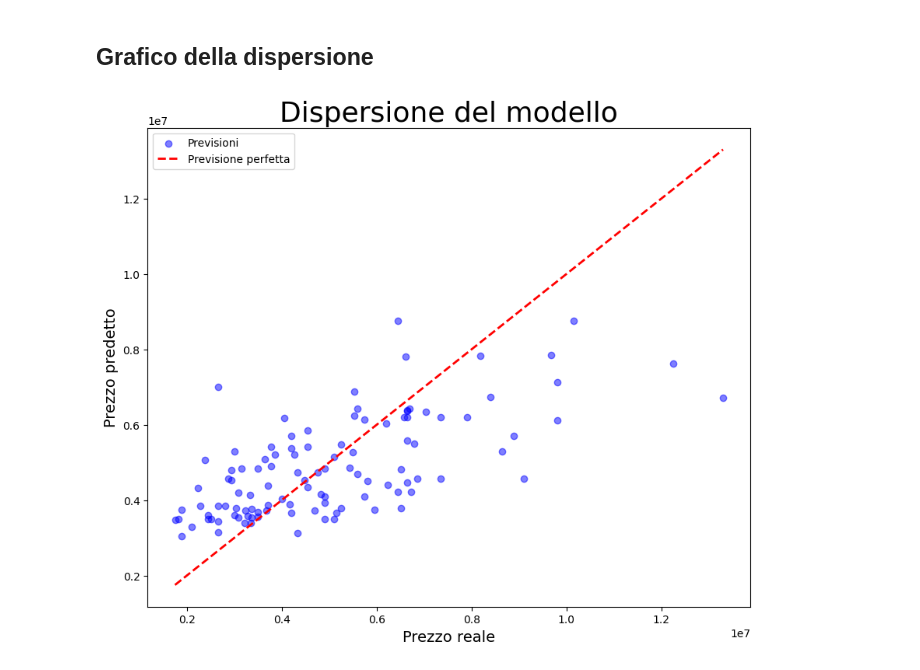
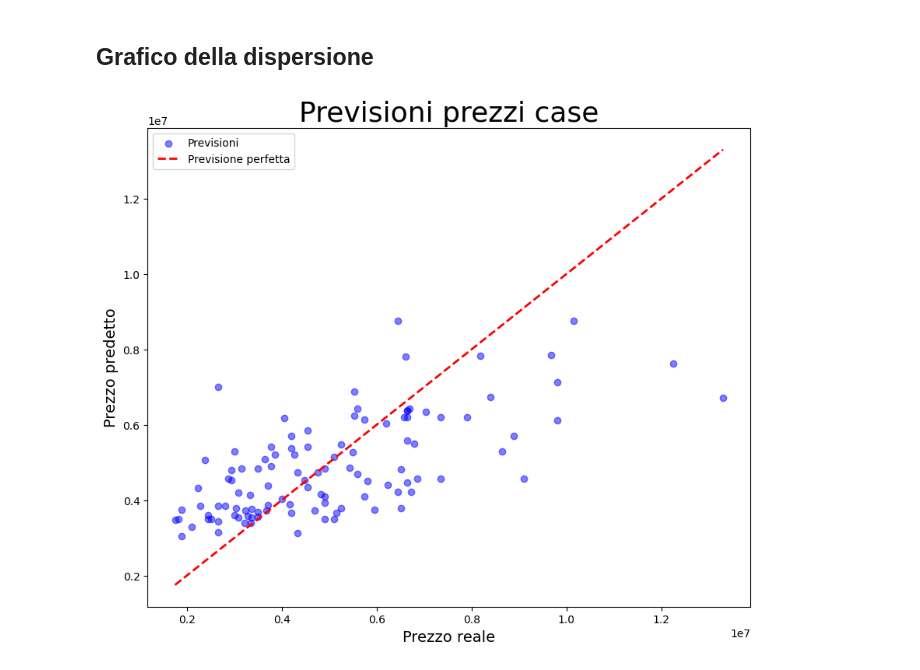
Before and after one commit to matteolovato-AI/house-price-prediction, a Jupyter notebook: notebooks/02_training.ipynb, the cells around one changed output. Cells and saved outputs as stored; diff of their text form; code cells hidden in the pictures.

```diff
--- a/notebooks/02_training.ipynb
+++ b/notebooks/02_training.ipynb
@@ -62,14 +62,14 @@ R2 score: 0.429
 # %%
 plt.figure(figsize=(10,8))
 plt.scatter(y_test, y_pred, color='blue', alpha=0.5, label='Previsioni')
 min_value = y_test.min()
 max_value = y_test.max()
 # disegno la linea del prezzo perfetto: X va da min a max e Y va da min a max (risultato 45 gradi)
 plt.plot([min_value, max_value], [min_value, max_value], color='red', linestyle='--', linewidth=2, label='Previsione perfetta')
-plt.title("Dispersione del modello", size=26)
+plt.title("Previsioni prezzi case", size=26)
 plt.xlabel("Prezzo reale", size=14)
 plt.ylabel("Prezzo predetto", size=14)
 plt.legend()
 plt.show()
 # %% [output]
-[figure, old version]
+[figure, new version]
```
